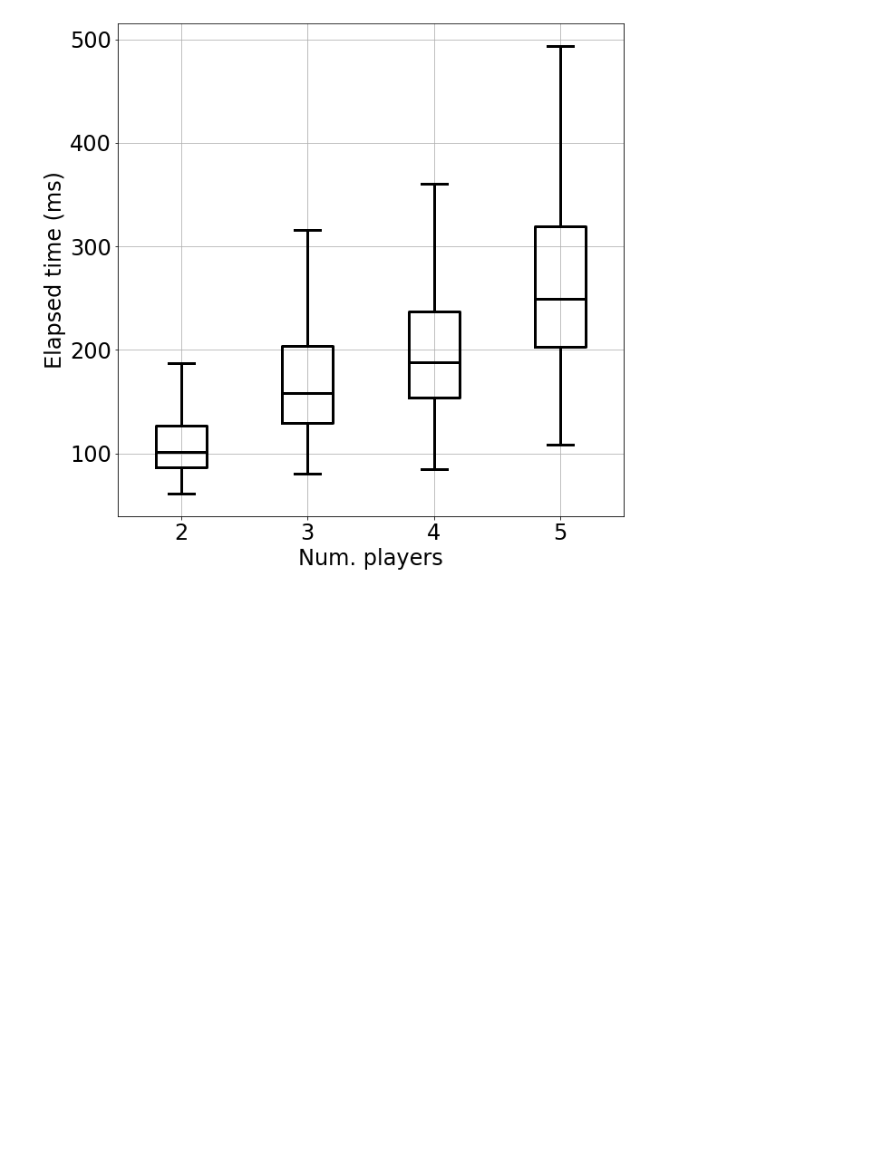
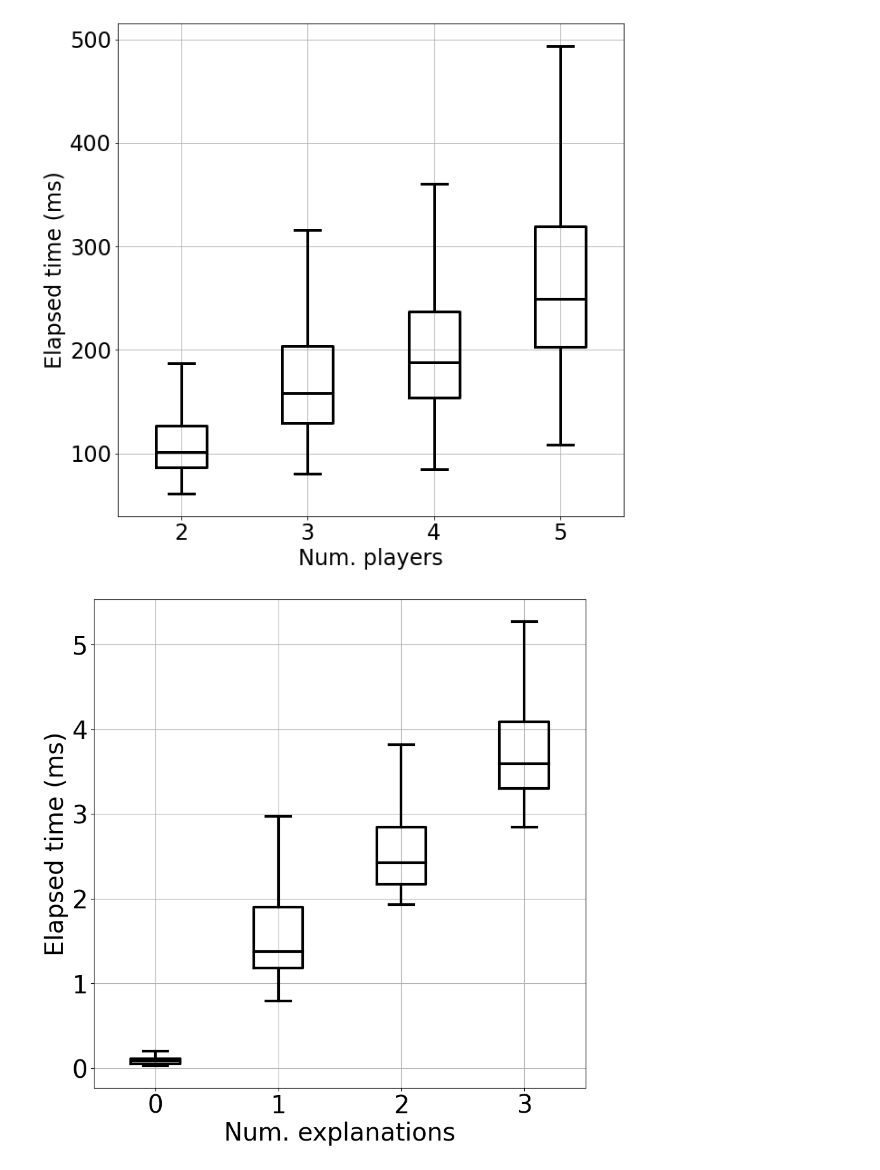
Before and after one commit to nmontesg/tomabd, a Jupyter notebook: examples/hanabi/results/analysis.ipynb, the cells around one changed output. Saved outputs shown, nothing was run; the diff lists cells and outputs as text; code cells hidden in the pictures; blank space fills up the shorter version.

Commit message:
elapsed time for EUF

```diff
--- a/examples/hanabi/results/analysis.ipynb
+++ b/examples/hanabi/results/analysis.ipynb
@@ -409,3 +406,35 @@ ax.set_ylabel("Elapsed time (ms)")
 plt.show()
 # %% [output]
 [figure]
+# %%
+df = pd.read_csv("euf.csv", sep=';')
+
+data = []
+x_positions = []
+for num_expl in df.num_expl.unique():
+    x_positions.append(num_expl)
+    et_ms = df.loc[df.num_expl == num_expl]['et']/1000
+    data.append(et_ms.to_list())
+
+fig, ax = plt.subplots(figsize=(10, 10), facecolor='white')
+lw = 3
+width = 0.40
+bp = ax.boxplot(
+    data,
+    positions=x_positions,
+    widths=[width]*len(x_positions),
+    boxprops={'linewidth': lw},
+    medianprops={'linewidth': lw, 'color': 'black'},
+    capprops={'linewidth': lw},
+    whiskerprops={'linewidth': lw},
+    showfliers=False
+)
+
+ax.set_xticks(x_positions, labels=x_positions)
+ax.grid()
+ax.set_xlabel("Num. explanations")
+ax.set_ylabel("Elapsed time (ms)")
+# plt.savefig("elapsed_time_euf.png", dpi=400)
+plt.show()
+# %% [output]
+[figure, added]
```
Also changed, not shown: parts of 1 cell of this notebook, 1 other file.
